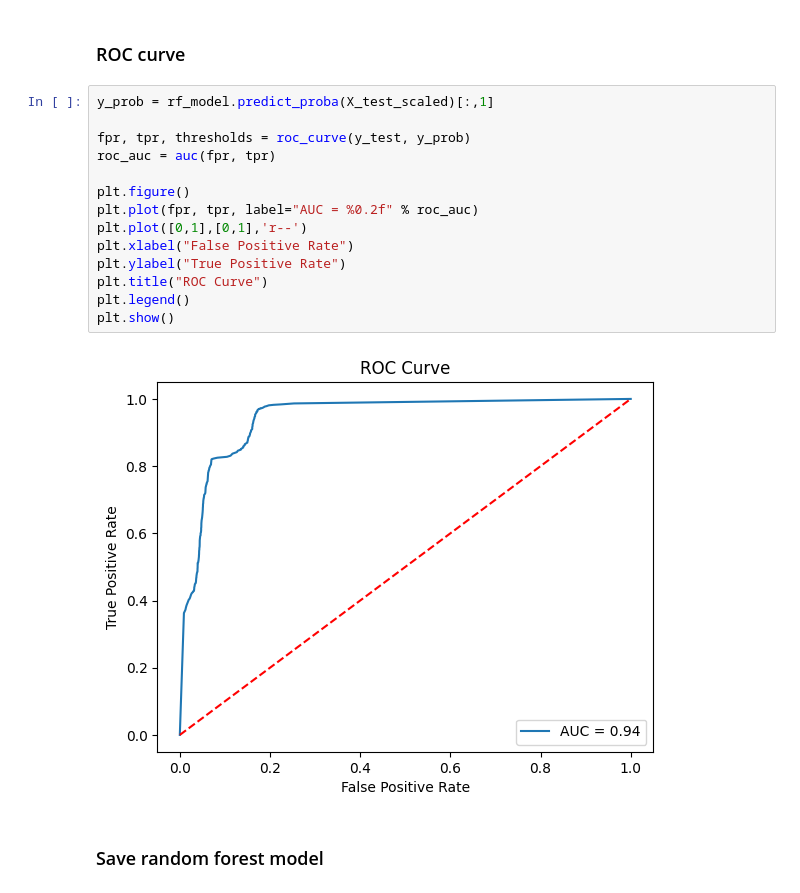
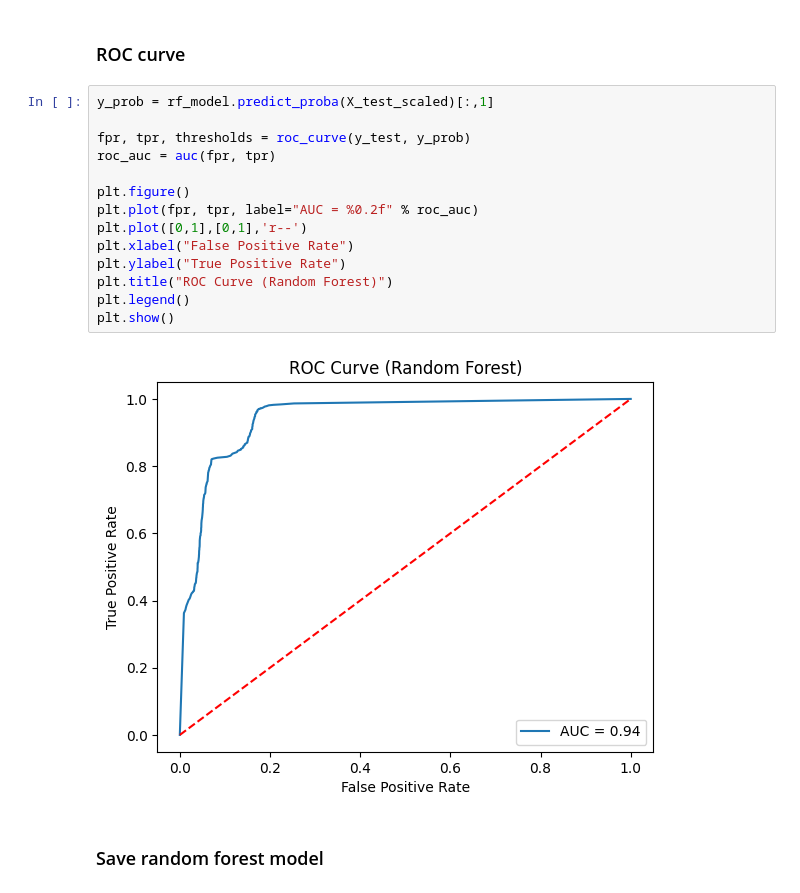
Before and after one commit to Uzairmohsin/Hybrid-Intrusion-Detection-System, a Jupyter notebook: Hybrid-ids/notebooks/train_random_forest.ipynb, the cells around one changed output. Drawn from its saved outputs; the diff is of its cells as text.

```diff
--- a/Hybrid-ids/notebooks/train_random_forest.ipynb
+++ b/Hybrid-ids/notebooks/train_random_forest.ipynb
@@ -175,19 +175,19 @@ plt.show()
 # %%
 y_prob = rf_model.predict_proba(X_test_scaled)[:,1]
 
 fpr, tpr, thresholds = roc_curve(y_test, y_prob)
 roc_auc = auc(fpr, tpr)
 
 plt.figure()
 plt.plot(fpr, tpr, label="AUC = %0.2f" % roc_auc)
 plt.plot([0,1],[0,1],'r--')
 plt.xlabel("False Positive Rate")
 plt.ylabel("True Positive Rate")
-plt.title("ROC Curve")
+plt.title("ROC Curve (Random Forest)")
 plt.legend()
 plt.show()
 # %% [output]
-[figure, old version]
+[figure, new version]
 # %% [markdown]
 ### Save random forest model
 # %%
```
Also changed, not shown: parts of 4 cells of this notebook, 14 other files.
